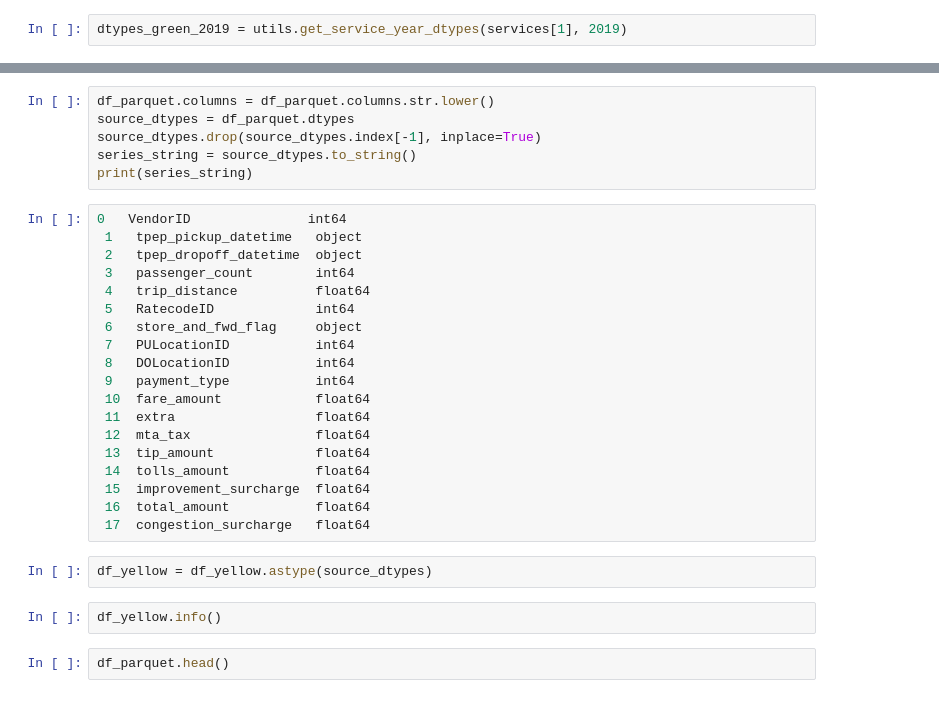
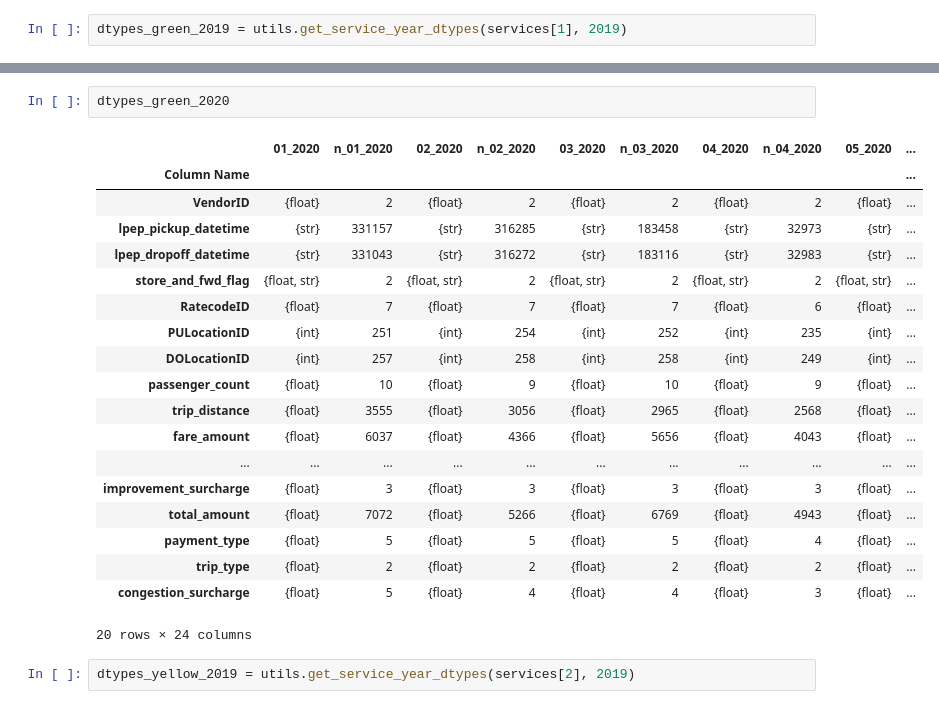
Before and after one commit to inner-outer-space/de-zoomcamp-2024, a Jupyter notebook: explore-nytaxi-data/data-types.ipynb, the cells around one changed output, grey strips where cells are left out. Cells and saved outputs as stored; diff of their text form.

```diff
--- a/explore-nytaxi-data/data-types.ipynb
+++ b/explore-nytaxi-data/data-types.ipynb
@@ -134,31 +44,24 @@ df_parquet = pd.read_parquet(BytesIO(r.content))
-# %%
-df_parquet.columns = df_parquet.columns.str.lower()
-source_dtypes = df_parquet.dtypes
-source_dtypes.drop(source_dtypes.index[-1], inplace=True)
-series_string = source_dtypes.to_string()
-print(series_string)
-# %%
-0   VendorID               int64
- 1   tpep_pickup_datetime   object
- 2   tpep_dropoff_datetime  object
- 3   passenger_count        int64
- 4   trip_distance          float64
- 5   RatecodeID             int64
- 6   store_and_fwd_flag     object
- 7   PULocationID           int64
- 8   DOLocationID           int64
- 9   payment_type           int64
- 10  fare_amount            float64
- 11  extra                  float64
- 12  mta_tax                float64
- 13  tip_amount             float64
- 14  tolls_amount           float64
- 15  improvement_surcharge  float64
- 16  total_amount           float64
- 17  congestion_surcharge   float64
-# %%
-df_yellow = df_yellow.astype(source_dtypes)
-# %%
-df_yellow.info()
-# %%
-df_parquet.head()
+# %%
+dtypes_green_2020
+# %% [output]
+|  | 01_2020 | n_01_2020 | 02_2020 | n_02_2020 | 03_2020 | n_03_2020 | 04_2020 | n_04_2020 | 05_2020 | ... |
+| Column Name |  |  |  |  |  |  |  |  |  | ... |
+| VendorID | {float} | 2 | {float} | 2 | {float} | 2 | {float} | 2 | {float} | ... |
+| lpep_pickup_datetime | {str} | 331157 | {str} | 316285 | {str} | 183458 | {str} | 32973 | {str} | ... |
+| lpep_dropoff_datetime | {str} | 331043 | {str} | 316272 | {str} | 183116 | {str} | 32983 | {str} | ... |
+| store_and_fwd_flag | {float, str} | 2 | {float, str} | 2 | {float, str} | 2 | {float, str} | 2 | {float, str} | ... |
+| RatecodeID | {float} | 7 | {float} | 7 | {float} | 7 | {float} | 6 | {float} | ... |
+| PULocationID | {int} | 251 | {int} | 254 | {int} | 252 | {int} | 235 | {int} | ... |
+| DOLocationID | {int} | 257 | {int} | 258 | {int} | 258 | {int} | 249 | {int} | ... |
+| passenger_count | {float} | 10 | {float} | 9 | {float} | 10 | {float} | 9 | {float} | ... |
+| trip_distance | {float} | 3555 | {float} | 3056 | {float} | 2965 | {float} | 2568 | {float} | ... |
+| fare_amount | {float} | 6037 | {float} | 4366 | {float} | 5656 | {float} | 4043 | {float} | ... |
+| ... | ... | ... | ... | ... | ... | ... | ... | ... | ... | ... |
+| improvement_surcharge | {float} | 3 | {float} | 3 | {float} | 3 | {float} | 3 | {float} | ... |
+| total_amount | {float} | 7072 | {float} | 5266 | {float} | 6769 | {float} | 4943 | {float} | ... |
+| payment_type | {float} | 5 | {float} | 5 | {float} | 5 | {float} | 4 | {float} | ... |
+| trip_type | {float} | 2 | {float} | 2 | {float} | 2 | {float} | 2 | {float} | ... |
+| congestion_surcharge | {float} | 5 | {float} | 4 | {float} | 4 | {float} | 3 | {float} | ... |
+20 rows × 24 columns
+# %%
+dtypes_yellow_2019 = utils.get_service_year_dtypes(services[2], 2019)
```
Also changed, not shown: parts of 26 cells of this notebook, 1 other file.
